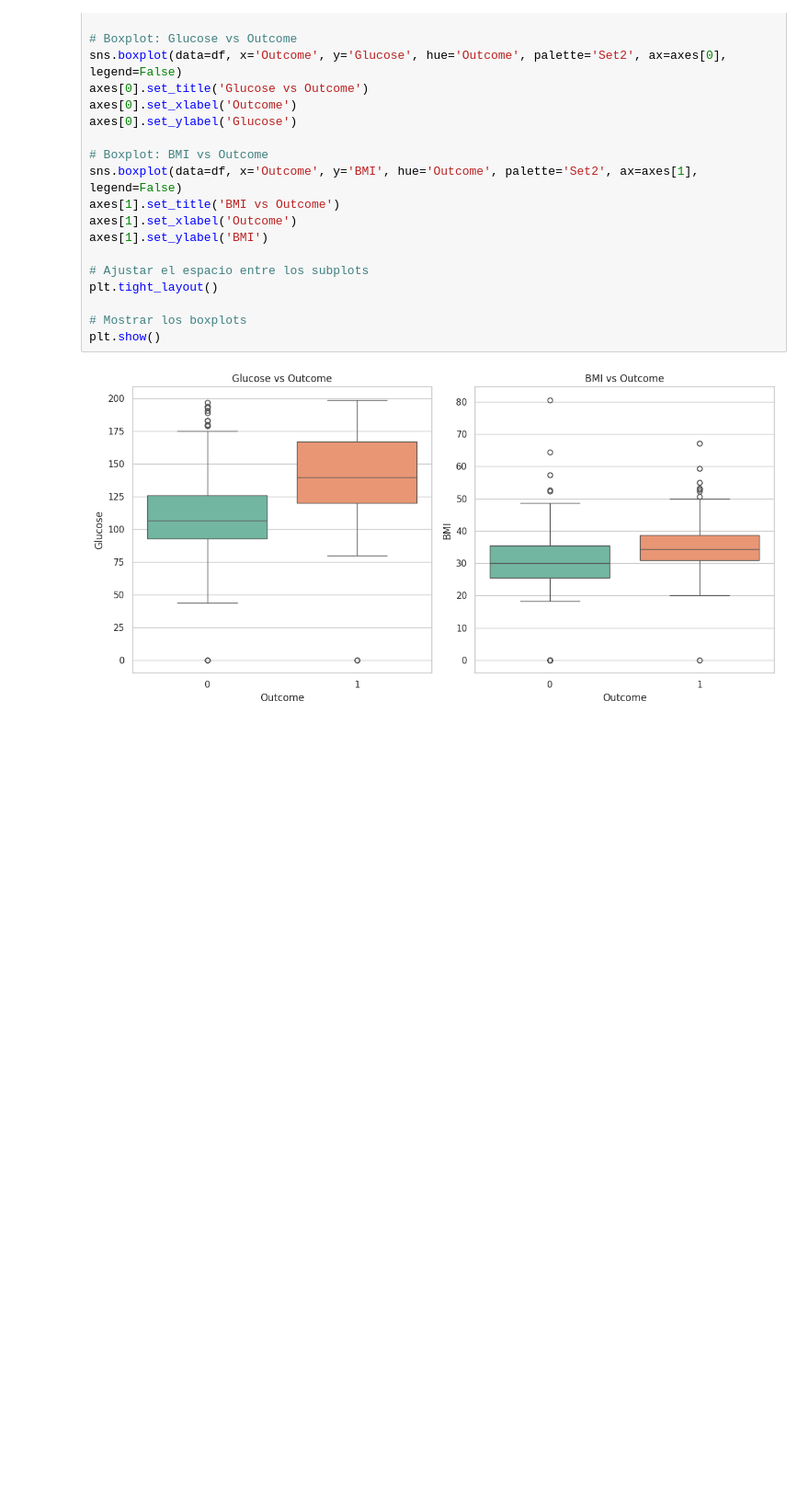
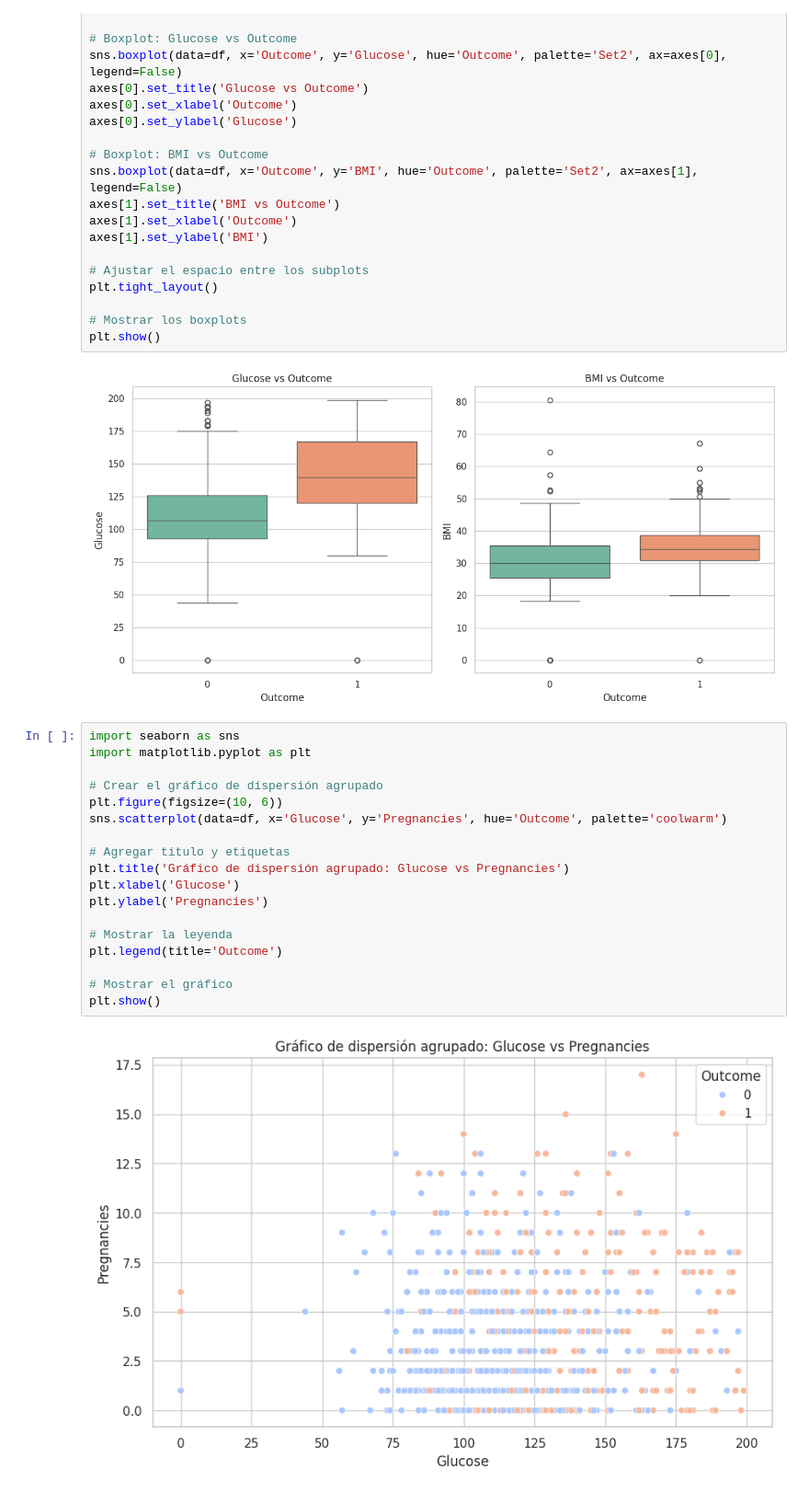
Before and after one commit to paulotolosa/diabetes_1, a Jupyter notebook: 24_04.ipynb, the cells around one changed output. Shown at 92% size. Drawn from its saved outputs; the diff is of its cells as text; blank space fills up the shorter version.

```diff
--- a/24_04.ipynb
+++ b/24_04.ipynb
@@ -141,3 +141,23 @@ plt.tight_layout()
 plt.show()
 # %% [output]
 [figure]
+# %%
+import seaborn as sns
+import matplotlib.pyplot as plt
+
+# Crear el gráfico de dispersión agrupado
+plt.figure(figsize=(10, 6))
+sns.scatterplot(data=df, x='Glucose', y='Pregnancies', hue='Outcome', palette='coolwarm')
+
+# Agregar título y etiquetas
+plt.title('Gráfico de dispersión agrupado: Glucose vs Pregnancies')
+plt.xlabel('Glucose')
+plt.ylabel('Pregnancies')
+
+# Mostrar la leyenda
+plt.legend(title='Outcome')
+
+# Mostrar el gráfico
+plt.show()
+# %% [output]
+[figure, added]
```
